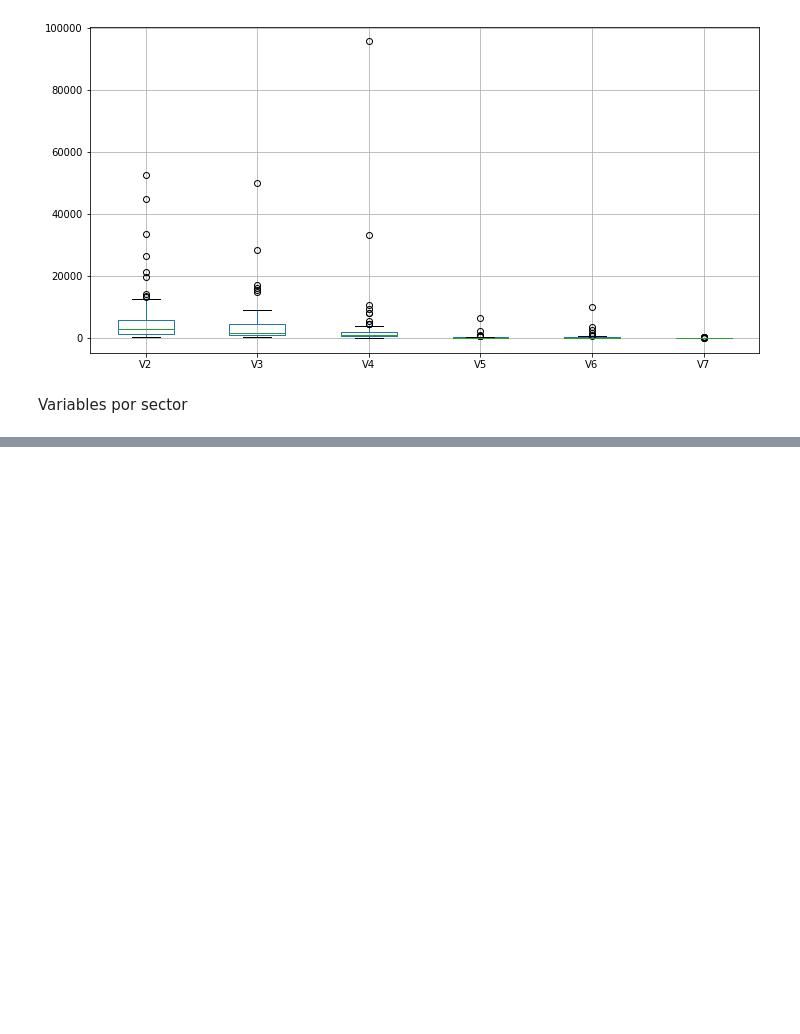
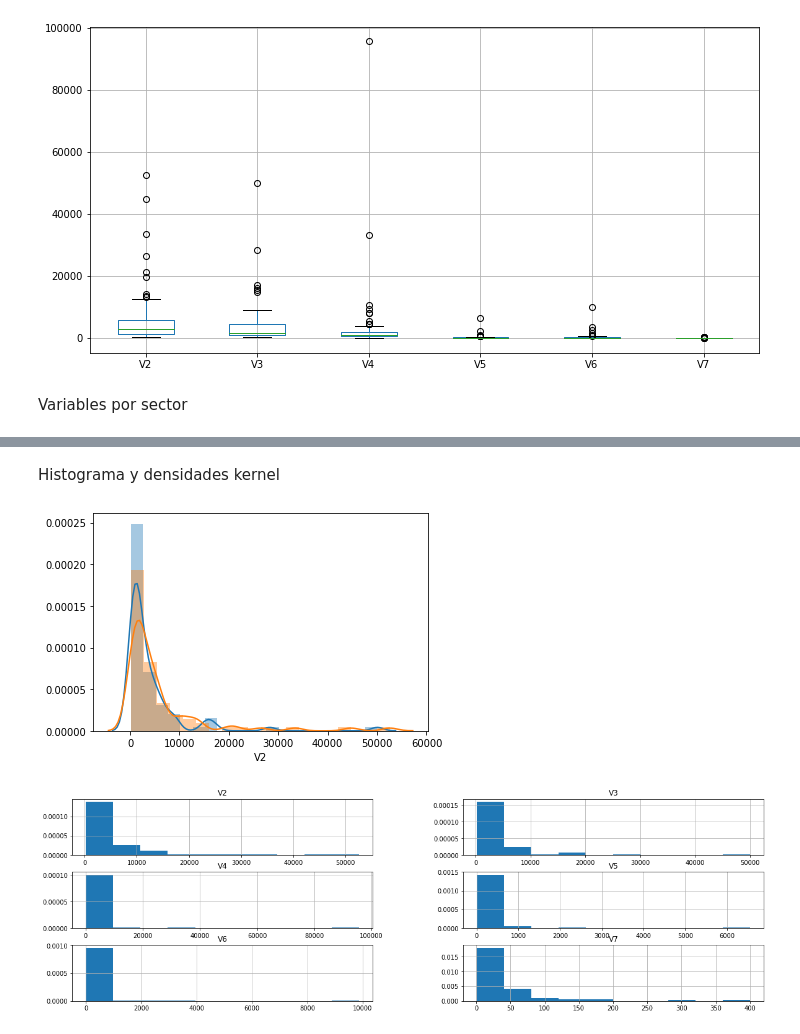
Before and after one commit to cccg8105/curso-estadistica-multivariante, a Jupyter notebook: tareas/tarea 1/tarea1_1.ipynb, the cells around one changed output, grey strips where cells are left out. Drawn from its saved outputs; the diff is of its cells as text; code cells hidden in the pictures; blank space fills up the shorter version.

```diff
--- a/tareas/tarea 1/tarea1_1.ipynb
+++ b/tareas/tarea 1/tarea1_1.ipynb
@@ -73,0 +74,14 @@ plt.show()
+# %% [markdown]
+Histograma y densidades kernel
+# %%
+#data2['V2']
+sns.distplot(Xf['V3'], hist=True, kde=True, bins=20)
+sns.distplot(Xf['V2'], hist=True, kde=True, bins=20)
+#sns.distplot(data2['V2'],bins=20)
+
+#plt.show()
+Xf.hist(grid=True, figsize=(20, 6), density=True, stacked=False)
+plt.show()
+# %% [output]
+[figure, added]
+[figure, added]
```
Also changed, not shown: parts of 2 cells of this notebook.
